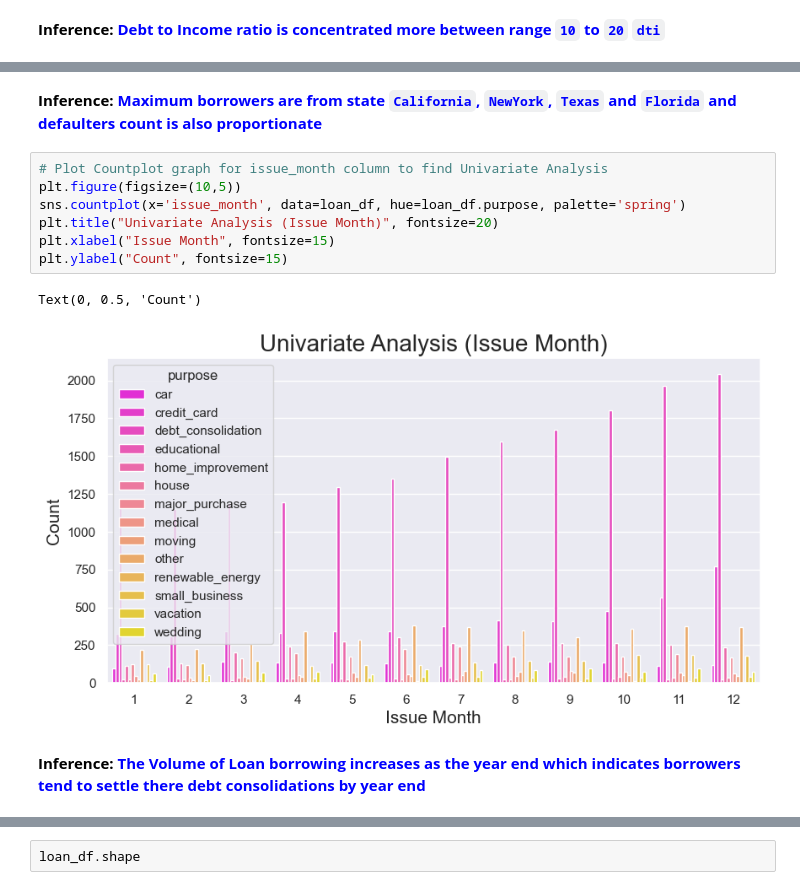
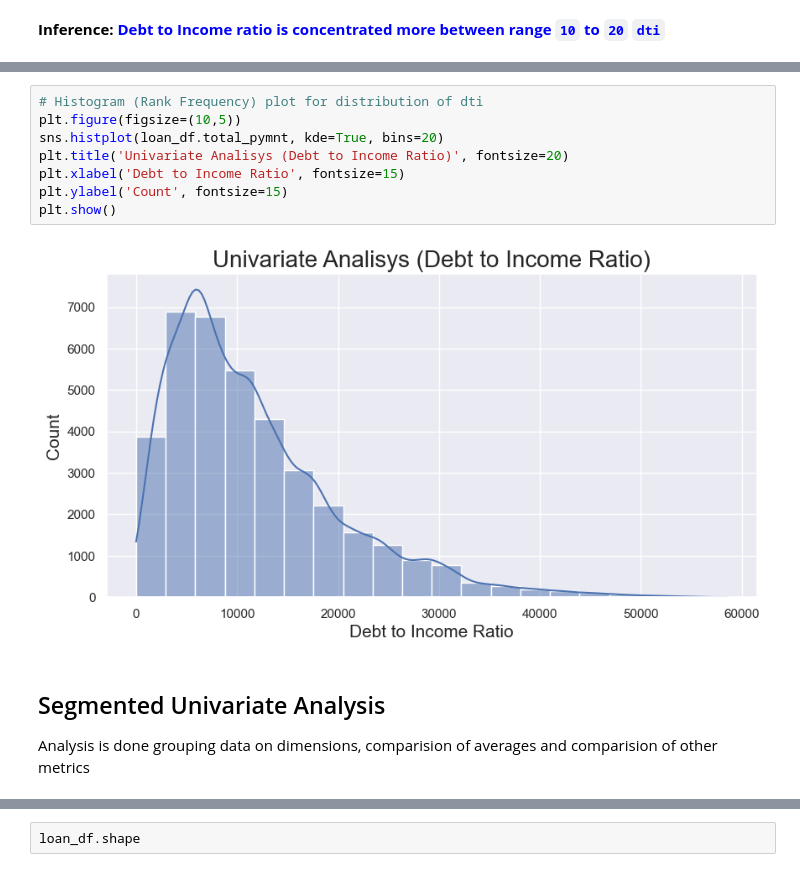
Before and after one commit to upasanapaul/LendingClubCaseStudy, a Jupyter notebook: lending_club_case_study.ipynb, the cells around one changed output, grey strips where cells are left out. Drawn from its saved outputs; the diff is of its cells as text.

Commit message:
added part of segmented univariate analysis

```diff
--- a/lending_club_case_study.ipynb
+++ b/lending_club_case_study.ipynb
@@ -551,14 +530,13 @@ Text(0, 0.5, 'Count')
-# %% [markdown]
-**Inference: <font color="blue">Maximum borrowers are from state `California`, `NewYork`, `Texas` and `Florida` and defaulters count is also proportionate</font>**
-# %%
-# Plot Countplot graph for issue_month column to find Univariate Analysis
-plt.figure(figsize=(10,5))
-sns.countplot(x='issue_month', data=loan_df, hue=loan_df.purpose, palette='spring')
-plt.title("Univariate Analysis (Issue Month)", fontsize=20)
-plt.xlabel("Issue Month", fontsize=15)
-plt.ylabel("Count", fontsize=15)
-# %% [output]
-Text(0, 0.5, 'Count')
-[figure, removed]
-# %% [markdown]
-**Inference: <font color="blue">The Volume of Loan borrowing increases as the year end which indicates borrowers tend to settle there debt consolidations by year end</font>**
+# %%
+# Histogram (Rank Frequency) plot for distribution of dti
+plt.figure(figsize=(10,5))
+sns.histplot(loan_df.total_pymnt, kde=True, bins=20)
+plt.title('Univariate Analisys (Debt to Income Ratio)', fontsize=20)
+plt.xlabel('Debt to Income Ratio', fontsize=15)
+plt.ylabel('Count', fontsize=15)
+plt.show()
+# %% [output]
+[figure, added]
+# %% [markdown]
+## Segmented Univariate Analysis
+Analysis is done grouping data on dimensions, comparision of averages and comparision of other metrics
```
Also changed, not shown: parts of 18 cells of this notebook.
